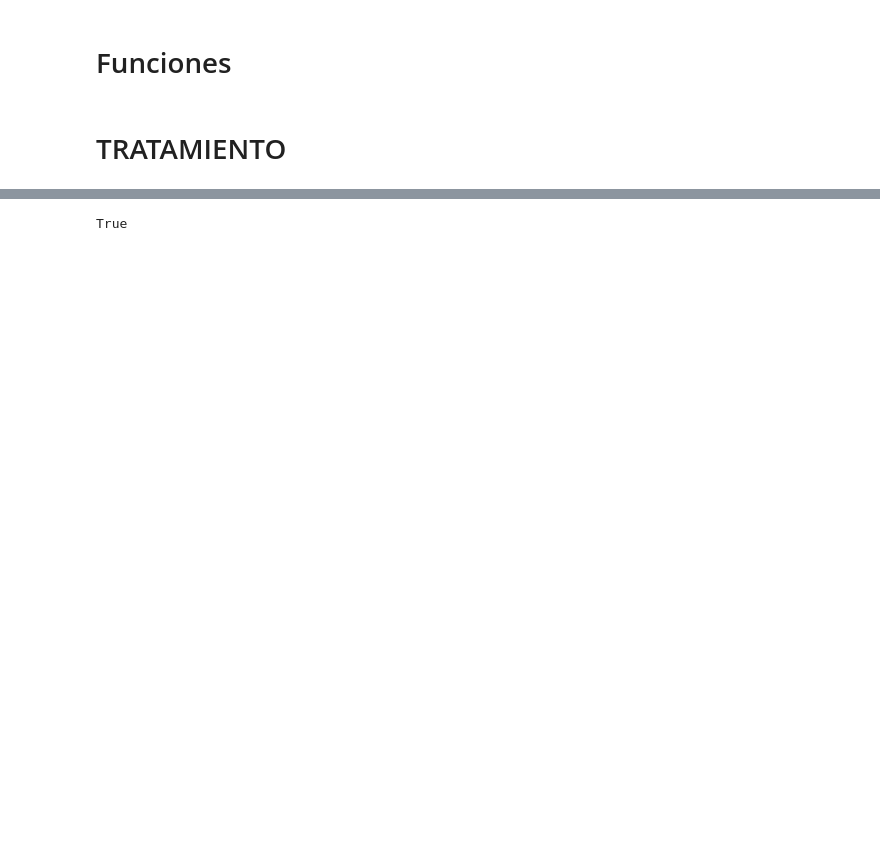
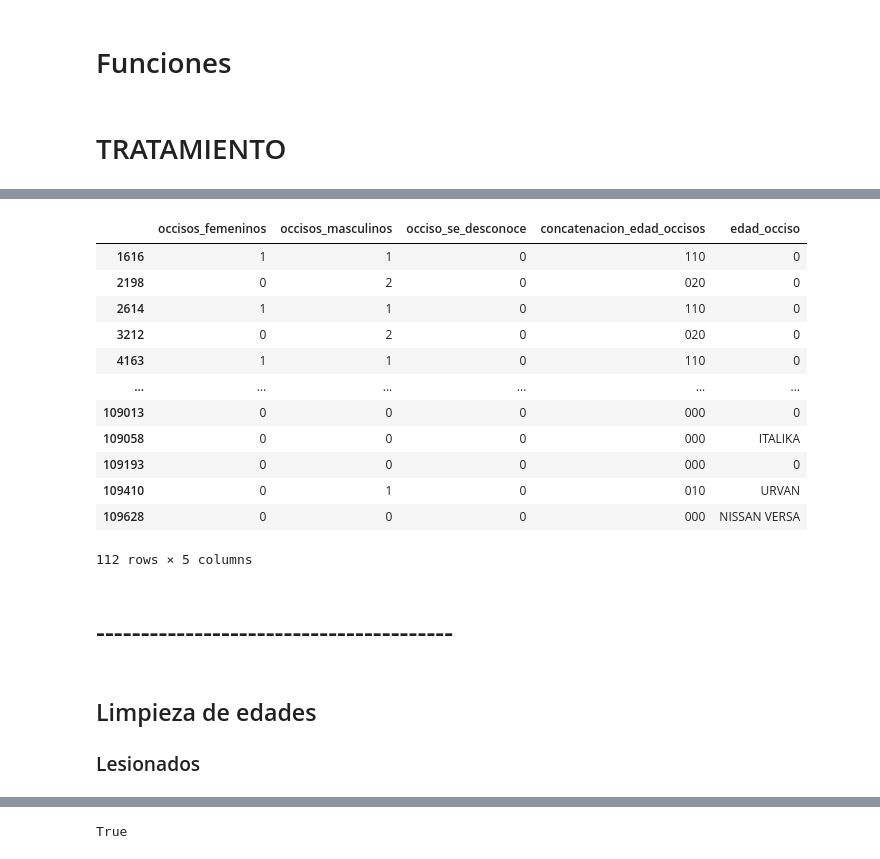
Before and after one commit to RiemanNClav/Hechos-de-Transito-registrados-por-la-SSC, a Jupyter notebook: Hechos de transito registrados por la SSC.ipynb, the cells around one changed output, grey strips where cells are left out. Saved outputs shown, nothing was run; the diff lists cells and outputs as text; code cells hidden in the pictures; blank space fills up the shorter version.

```diff
--- a/Hechos de transito registrados por la SSC.ipynb
+++ b/Hechos de transito registrados por la SSC.ipynb
@@ -347,3 +416,26 @@ df['concatenacion_edad_lesionados'] = df['lesionados_femeninos'].astype(str) + d
+# %%
+u = df[df['total_occisos'] > 1]
+u[['occisos_femeninos', 'occisos_masculinos', 'occiso_se_desconoce', 'concatenacion_edad_occisos', 'edad_occiso']]
+# %% [output]
+|  | occisos_femeninos | occisos_masculinos | occiso_se_desconoce | concatenacion_edad_occisos | edad_occiso |
+| 1616 | 1 | 1 | 0 | 110 | 0 |
+| 2198 | 0 | 2 | 0 | 020 | 0 |
+| 2614 | 1 | 1 | 0 | 110 | 0 |
+| 3212 | 0 | 2 | 0 | 020 | 0 |
+| 4163 | 1 | 1 | 0 | 110 | 0 |
+| ... | ... | ... | ... | ... | ... |
+| 109013 | 0 | 0 | 0 | 000 | 0 |
+| 109058 | 0 | 0 | 0 | 000 | ITALIKA |
+| 109193 | 0 | 0 | 0 | 000 | 0 |
+| 109410 | 0 | 1 | 0 | 010 | URVAN |
+| 109628 | 0 | 0 | 0 | 000 | NISSAN VERSA |
+112 rows × 5 columns
+# %% [markdown]
+# ----------------------------------------
+# %% [markdown]
+## Limpieza de edades
+
+### Lesionados
 # %%
 values_lesionados_letters = []
 values_lesionados_comp = []
```
Also changed, not shown: parts of 90 cells of this notebook, 2 other files.
